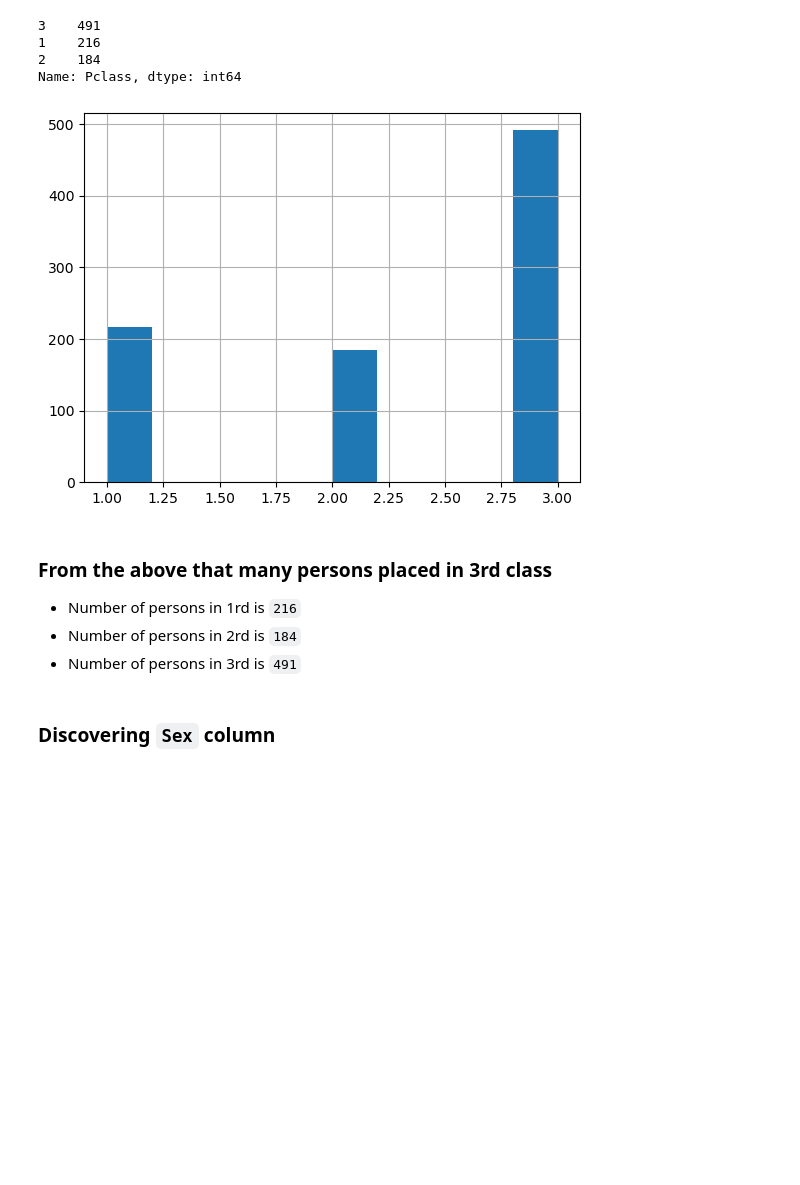
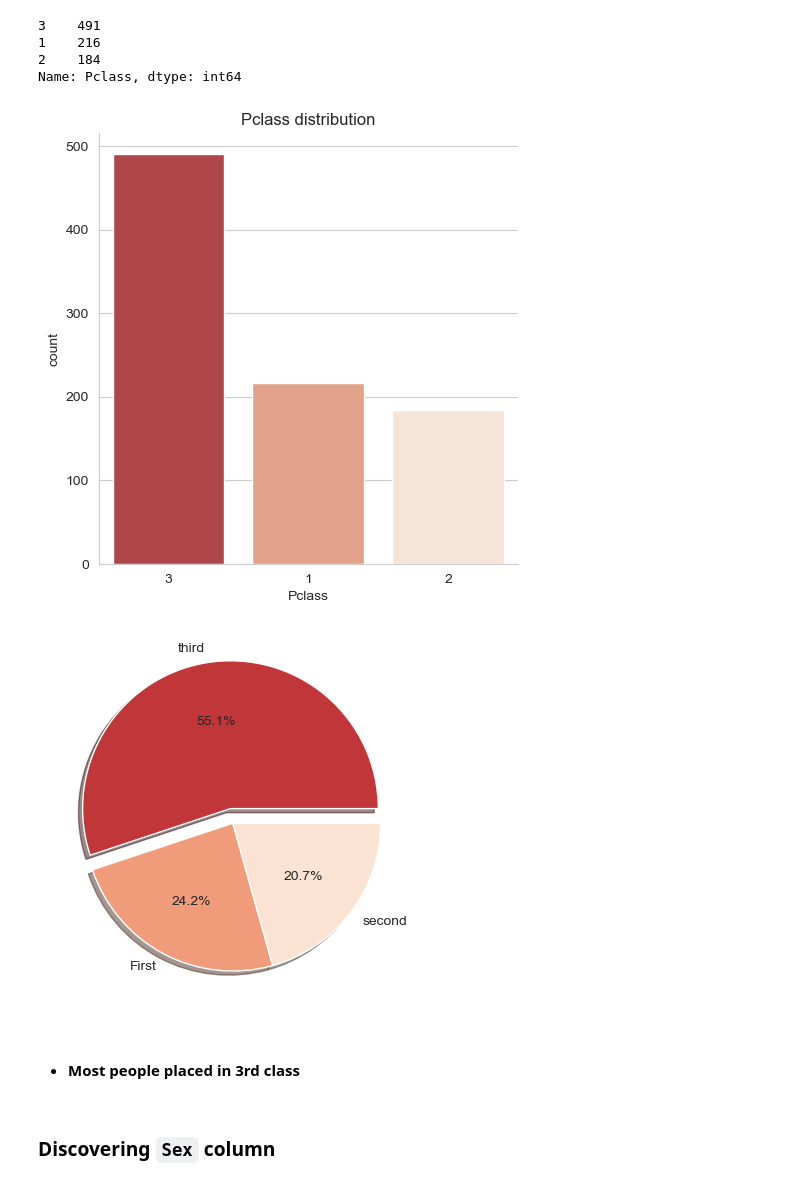
Before and after one commit to Ahmedabbas75/Titanic-Analysis-Task, a Jupyter notebook: Analysis-Code.ipynb, the cells around one changed output. Drawn from its saved outputs; the diff is of its cells as text; code cells hidden in the pictures; blank space fills up the shorter version.

```diff
--- a/Analysis-Code.ipynb
+++ b/Analysis-Code.ipynb
@@ -152,17 +181,23 @@ data["Pclass"].value_counts()
 1    216
 2    184
 Name: Pclass, dtype: int64
-# %%
-data["Pclass"].hist()
-plt.show()
-# %% [output]
-[figure, removed]
+# %%
+# visualized Pclass column
+
+# 1- create countplot
+sns.catplot(x = "Pclass", data = data, kind = "count", order = data.Pclass.value_counts().index)
+plt.title("Pclass distribution")
+plt.show()
+
+# 2- create pie chere
+values = data["Pclass"].value_counts()
+plt.pie(values, labels = ["third", "First", "second"], shadow = True, autopct = "%1.1f%%", explode = [0.1,0,0])
+plt.show()
+# %% [output]
+[figure, added]
+[figure, added]
 # %% [markdown]
-### From the above that many persons placed in  3rd class
-
-- Number of persons in 1rd is `216`
-- Number of persons in 2rd is `184`
-- Number of persons in 3rd is `491`
+- #### Most people placed in  3rd class
 # %% [markdown]
 ###  Discovering `Sex` column
 # %%
```
Also changed, not shown: parts of 49 cells of this notebook.
